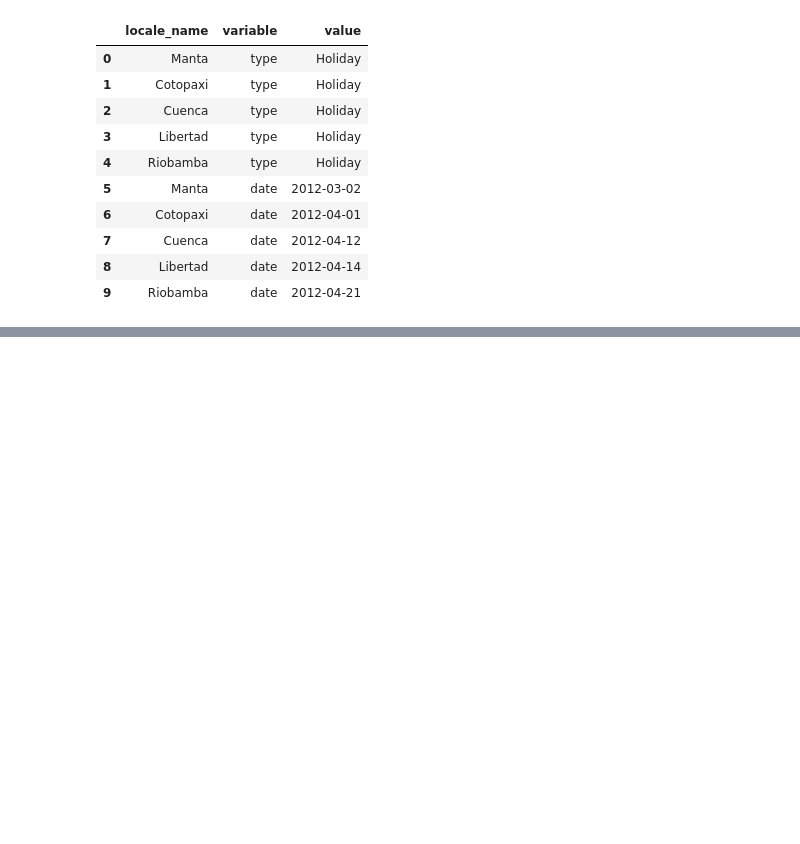
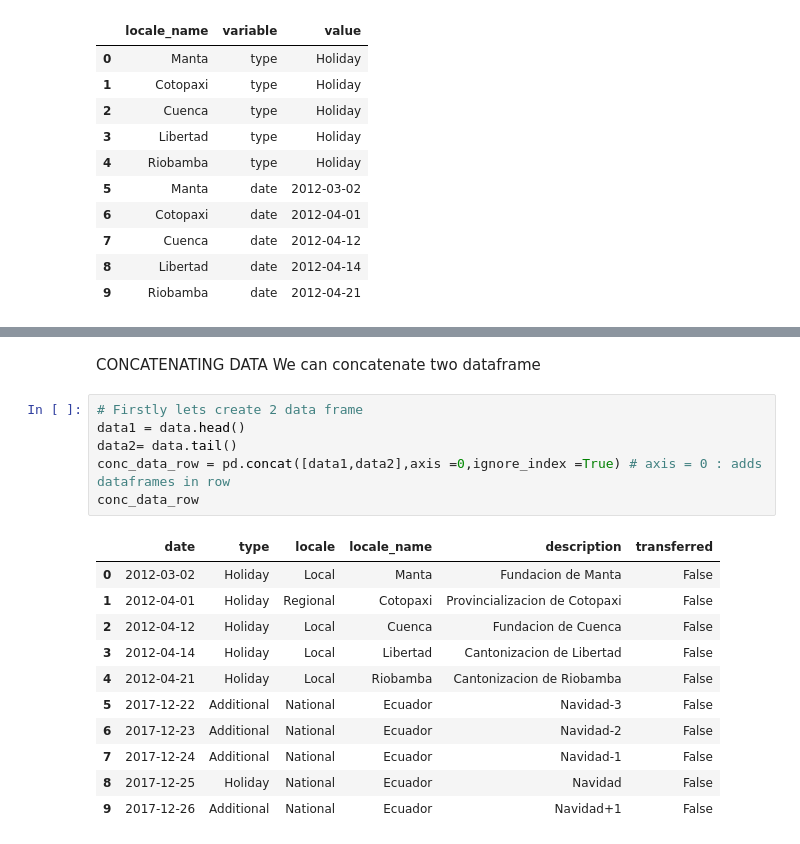
Before and after one commit to zuzanadostalova/Store_sales, a Jupyter notebook: Store_sales.ipynb, the cells around one changed output, grey strips where cells are left out. Drawn from its saved outputs; the diff is of its cells as text; blank space fills up the shorter version.

```diff
--- a/Store_sales.ipynb
+++ b/Store_sales.ipynb
@@ -690,0 +708,22 @@ melted
+# %% [markdown]
+
+CONCATENATING DATA
+We can concatenate two dataframe
+# %%
+# Firstly lets create 2 data frame
+data1 = data.head()
+data2= data.tail()
+conc_data_row = pd.concat([data1,data2],axis =0,ignore_index =True) # axis = 0 : adds dataframes in row
+conc_data_row
+# %% [output]
+|  | date | type | locale | locale_name | description | transferred |
+| 0 | 2012-03-02 | Holiday | Local | Manta | Fundacion de Manta | False |
+| 1 | 2012-04-01 | Holiday | Regional | Cotopaxi | Provincializacion de Cotopaxi | False |
+| 2 | 2012-04-12 | Holiday | Local | Cuenca | Fundacion de Cuenca | False |
+| 3 | 2012-04-14 | Holiday | Local | Libertad | Cantonizacion de Libertad | False |
+| 4 | 2012-04-21 | Holiday | Local | Riobamba | Cantonizacion de Riobamba | False |
+| 5 | 2017-12-22 | Additional | National | Ecuador | Navidad-3 | False |
+| 6 | 2017-12-23 | Additional | National | Ecuador | Navidad-2 | False |
+| 7 | 2017-12-24 | Additional | National | Ecuador | Navidad-1 | False |
+| 8 | 2017-12-25 | Holiday | National | Ecuador | Navidad | False |
+| 9 | 2017-12-26 | Additional | National | Ecuador | Navidad+1 | False |
```
Also changed, not shown: parts of 17 cells of this notebook.
